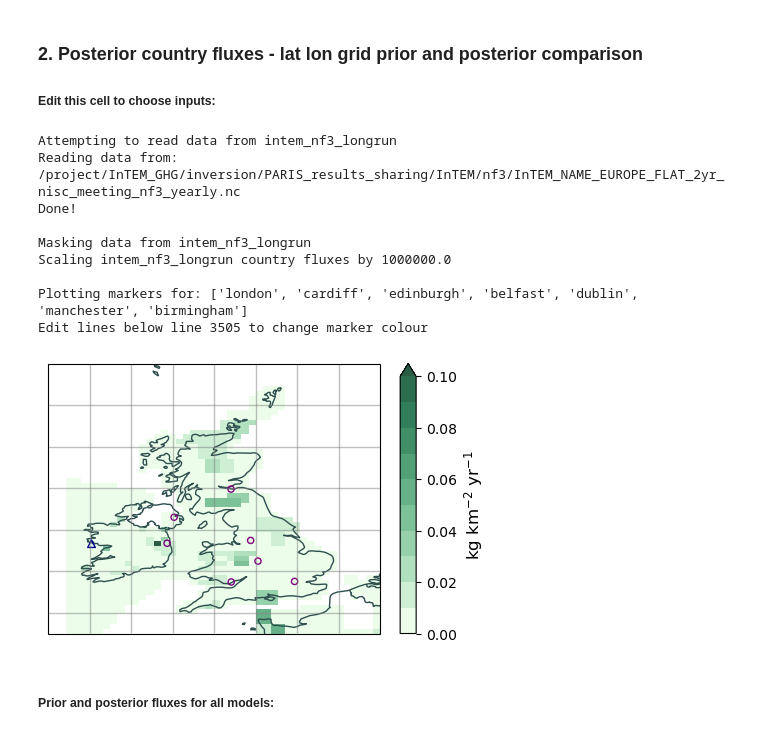
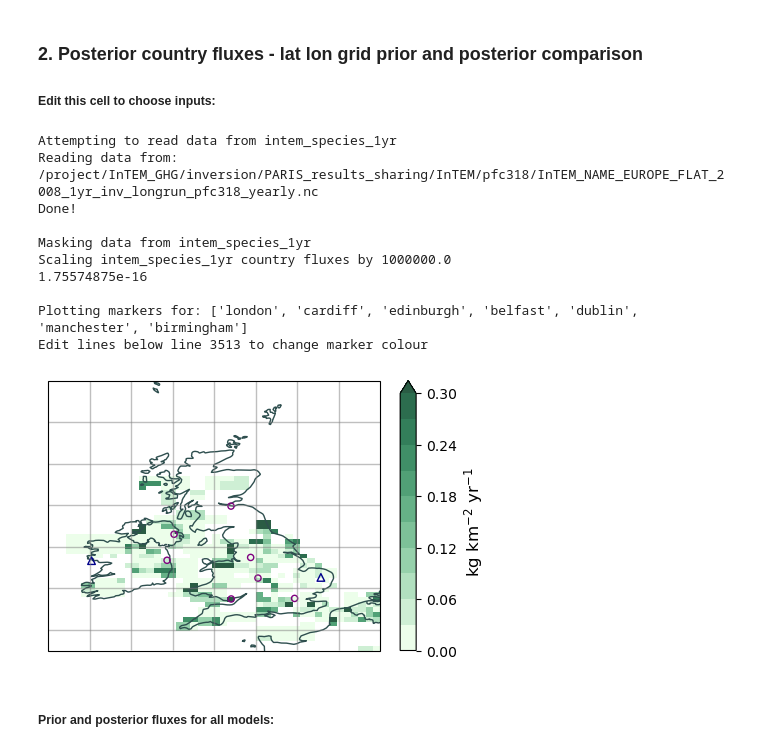
Before and after one commit to openghg/fluxie, a Jupyter notebook: PARIS_inversion_results_NISC.ipynb, the cells around one changed output. Cells and saved outputs as stored; diff of their text form; code cells hidden in the pictures.

Commit message:
updated thresholds etc for pfc spatial plots

```diff
--- a/PARIS_inversion_results_NISC.ipynb
+++ b/PARIS_inversion_results_NISC.ipynb
@@ -95,7 +95,7 @@ NOTE: If plotting units or scales look odd, edit species_info.json to fix this.
 ### edit variables in this block
 #species_all = ['hfc134a','hfc143a','hfc125','hfc32','hfc23','hfc152a','hfc365mfc',
 #              'hfc4310mee','hfc245fa','hfc227ea','pfc218','pfc318','pfc116','cf4']
-species_all = ['nf3']
+species_all = ['cf4']
 #species_all = ['ch4','n2o','sf6','nf3','all_hfc','all_pfc']
 
 for species in species_all:
@@ -217,7 +234,7 @@ for species in species_all:
 #species_all = ['ch4']
 #species_all = ['ch4','n2o','sf6','nf3','all_hfc','all_pfc']
 
-species_all = ['nf3'] #['hfc134a','hfc143a','hfc125','hfc32','hfc23','hfc152a','hfc365mfc',
+species_all = ['pfc318'] #['hfc134a','hfc143a','hfc125','hfc32','hfc23','hfc152a','hfc365mfc',
              #'hfc4310mee','hfc245fa','hfc227ea','pfc218','pfc318','pfc116','cf4',
              #'ch4','n2o','sf6']#'nf3']
 
@@ -228,8 +245,9 @@ for species in species_all:
     if 'hfc' in species or 'pfc' in species or 'cf' in species:
         models = [f'intem_species_1yr']
         period_override = ['yearly']
+        #chop_by = ['2020-01-01','2021-01-01','2022-01-01','2023-01-01']
         chop_by = ['2020-01-01']
-        dt_all = [3]
+        dt_all = [4]
         outnames = ['']
     elif species == 'ch4':
         models = [f'intem_{species}_shortrun_monthly']
@@ -247,13 +265,14 @@ for species in species_all:
         models = ['intem_sf6_longrun']
         period_override = ['yearly']
         chop_by = ['2020-01-01']
-        dt_all = [3]
+        dt_all = [4]
         outnames = ['']
     elif species == 'nf3':
         models = ['intem_nf3_shortrun']
         period_override = ['yearly']
         chop_by = ['2020-01-01']
-        dt_all = [3]
+        #chop_by = ['2020-01-01','2021-01-01','2022-01-01','2023-01-01']
+        dt_all = [4]
         outnames = ['']
 
     regions = ['UK']
@@ -293,36 +312,38 @@ for species in species_all:
     plot_site_locations = True    #If True, adds markers to plots at locations of obs sites
     plot_point_markers = ['london','cardiff','edinburgh',
                         'belfast','dublin','manchester','birmingham'] #plot a marker at these locations, options for 'paris', 'london', 'nw_england' (PFC-218 source) or any value [lon,lat]
     plot_inversion_grid_flux = True #If True, plots fluxes at resolution of inversion, if False, plots at the resolution of the prior
     scale_to_kgkm2yr = True #If True, outputs fluxes in kg/km2/year. If False, uses mol/m2/s.
     nir_style_plot = True #If True, adds NIR-style formatting, e.g. adjusts scales, uses different symbols for point_source_markers etc.
     ###################################
 
     for i,dt in enumerate(dt_all):
 
         if type(dt) == list:
             dt = [dt]
 
         fig = func.plot_spatial_flux_per_timestamp(ds_all_flux_scaled,species,plot_area,end_date,s_data,m_data,
                                                     cmap=cmap,c_border=c_border,
                                                     var=var,chop_by=chop_by,dt=dt,period_override=period_override,
                                                     plot_site_locations=plot_site_locations,
                                                     plot_point_markers=plot_point_markers,
                                                     plot_inversion_grid_flux=plot_inversion_grid_flux,
                                                     scale_to_kgkm2yr=scale_to_kgkm2yr,
                                                     nir_style_plot=nir_style_plot)
 
         output_path = f'/project/InTEM_GHG/inversion/PARIS_results_sharing/plots/2024_11_NISC/{species}_posterior_map{outnames[i]}_UK.png'
+        #output_path = f'/project/InTEM_GHG/inversion/PARIS_results_sharing/plots/2024_11_NISC/{species}_posterior_map_yearly_CWEU.png'
 
         fig.savefig(output_path,bbox_inches='tight',pad_inches=0.2,dpi=300)
 # %% [output]
-Attempting to read data from intem_nf3_longrun
-Reading data from: /project/InTEM_GHG/inversion/PARIS_results_sharing/InTEM/nf3/InTEM_NAME_EUROPE_FLAT_2yr_nisc_meeting_nf3_yearly.nc
+Attempting to read data from intem_species_1yr
+Reading data from: /project/InTEM_GHG/inversion/PARIS_results_sharing/InTEM/pfc318/InTEM_NAME_EUROPE_FLAT_2008_1yr_inv_longrun_pfc318_yearly.nc
 Done!
 
-Masking data from intem_nf3_longrun
-Scaling intem_nf3_longrun country fluxes by 1000000.0
+Masking data from intem_species_1yr
+Scaling intem_species_1yr country fluxes by 1000000.0
+1.75574875e-16
 
 Plotting markers for: ['london', 'cardiff', 'edinburgh', 'belfast', 'dublin', 'manchester', 'birmingham']
-Edit lines below line 3505 to change marker colour
+Edit lines below line 3513 to change marker colour
-[figure, old version]
+[figure, new version]
```
Also changed, not shown: parts of 4 cells of this notebook, 1 other file.
